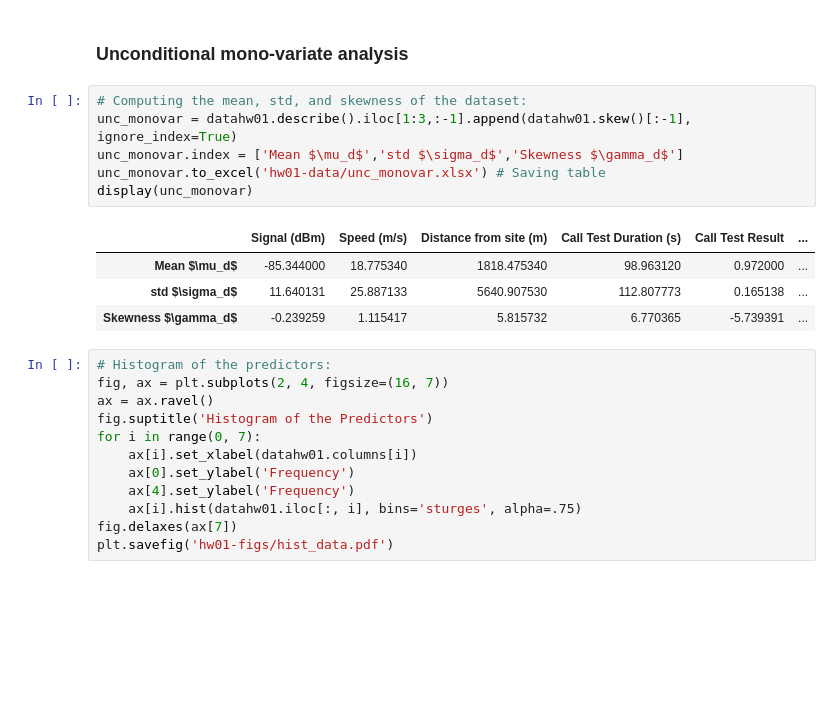
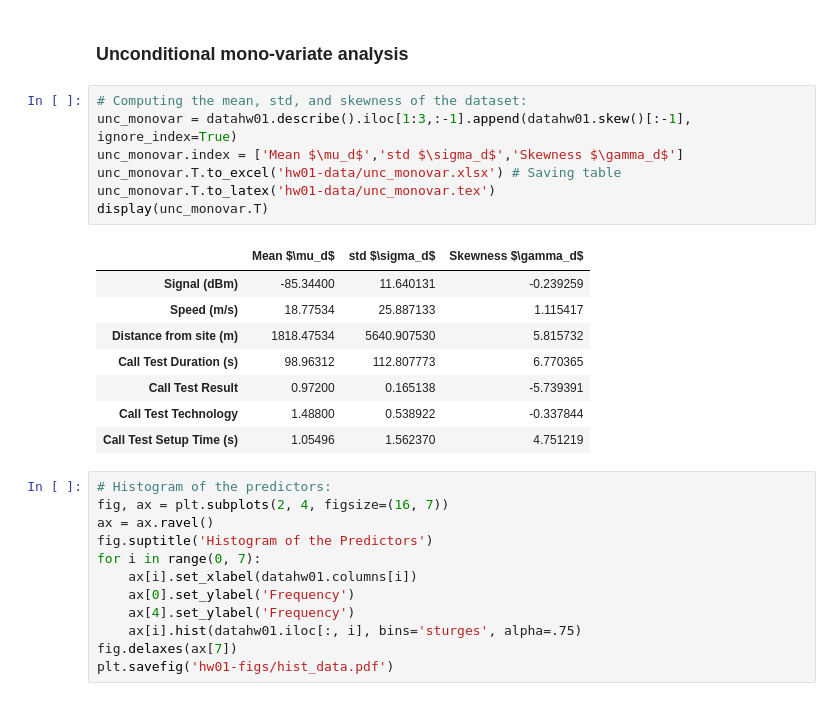
Before and after one commit to ezequiasjunior/ica2019.2, a Jupyter notebook: data_preprocessing.ipynb, the cells around one changed output. Drawn from its saved outputs; the diff is of its cells as text; blank space fills up the shorter version.

Commit message:
Saving .tex tables

```diff
--- a/data_preprocessing.ipynb
+++ b/data_preprocessing.ipynb
@@ -222,14 +222,19 @@ memory usage: 31.3 KB
 # %%
 # Computing the mean, std, and skewness of the dataset:
 unc_monovar = datahw01.describe().iloc[1:3,:-1].append(datahw01.skew()[:-1], ignore_index=True)
 unc_monovar.index = ['Mean $\mu_d$','std $\sigma_d$','Skewness $\gamma_d$']
-unc_monovar.to_excel('hw01-data/unc_monovar.xlsx') # Saving table
-display(unc_monovar)
+unc_monovar.T.to_excel('hw01-data/unc_monovar.xlsx') # Saving table
+unc_monovar.T.to_latex('hw01-data/unc_monovar.tex')
+display(unc_monovar.T)
 # %% [output]
-|  | Signal (dBm) | Speed (m/s) | Distance from site (m) | Call Test Duration (s) | Call Test Result | ... |
-| Mean $\mu_d$ | -85.344000 | 18.775340 | 1818.475340 | 98.963120 | 0.972000 | ... |
-| std $\sigma_d$ | 11.640131 | 25.887133 | 5640.907530 | 112.807773 | 0.165138 | ... |
-| Skewness $\gamma_d$ | -0.239259 | 1.115417 | 5.815732 | 6.770365 | -5.739391 | ... |
+|  | Mean $\mu_d$ | std $\sigma_d$ | Skewness $\gamma_d$ |
+| Signal (dBm) | -85.34400 | 11.640131 | -0.239259 |
+| Speed (m/s) | 18.77534 | 25.887133 | 1.115417 |
+| Distance from site (m) | 1818.47534 | 5640.907530 | 5.815732 |
+| Call Test Duration (s) | 98.96312 | 112.807773 | 6.770365 |
+| Call Test Result | 0.97200 | 0.165138 | -5.739391 |
+| Call Test Technology | 1.48800 | 0.538922 | -0.337844 |
+| Call Test Setup Time (s) | 1.05496 | 1.562370 | 4.751219 |
 # %%
 # Histogram of the predictors:
 fig, ax = plt.subplots(2, 4, figsize=(16, 7))
```
Also changed, not shown: parts of 3 cells of this notebook, 13 other files.
